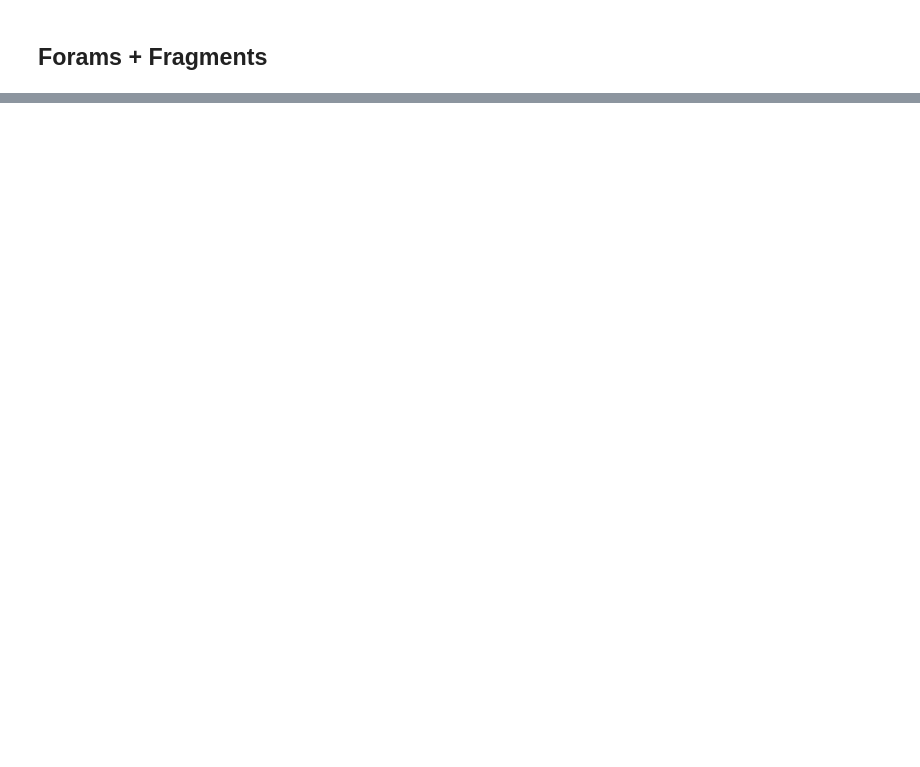
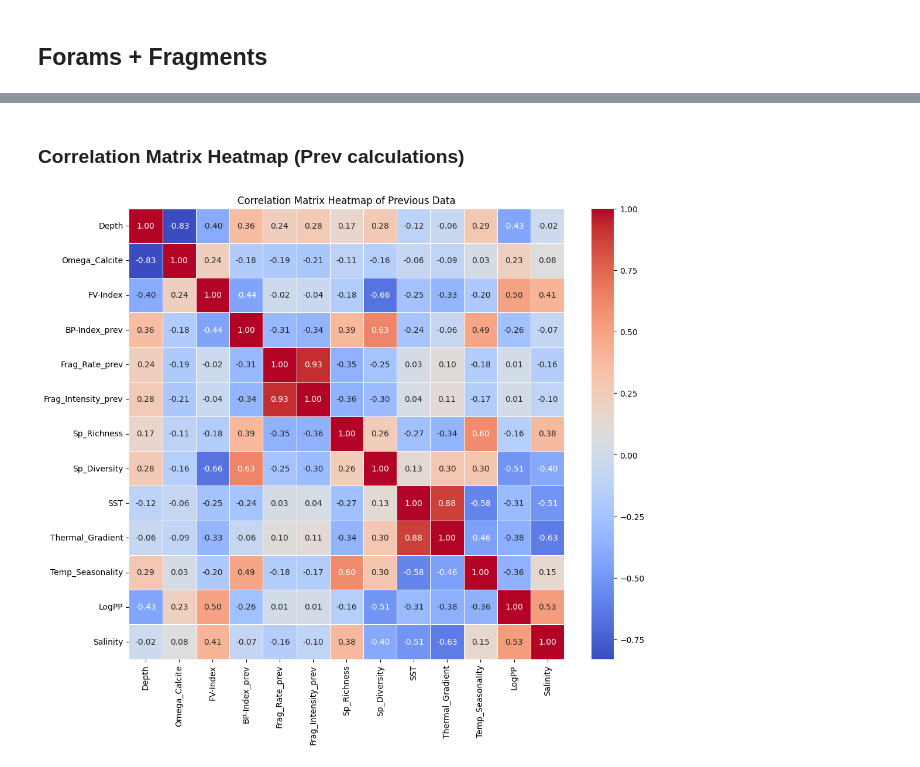
Before and after one commit to MichAdebayo/Dissolution-proxy-manuscript, a Jupyter notebook: manuscript.ipynb, the cells around one changed output, grey strips where cells are left out. Saved outputs shown, nothing was run; the diff lists cells and outputs as text; code cells hidden in the pictures; blank space fills up the shorter version.

```diff
--- a/manuscript.ipynb
+++ b/manuscript.ipynb
@@ -742,0 +511,3 @@ Depth (m)            1.000000           -0.830126
+# %%
+# Load second dataset
+df_manu = pd.read_csv("dissolution_manuscript_final.csv")
@@ -742,0 +538,27 @@ Depth (m)            1.000000           -0.830126
+# %%
+# Convert core ids to object types
+test_data_1['Core ID'] = test_data_1['Core ID'].astype('object')
+test_data_2['Core ID'] = test_data_2['Core ID'].astype('object')
+# %%
+# Ensure column names are consistent
+test_data_1.columns = test_data_1.columns.str.strip()
+test_data_2.columns = test_data_2.columns.str.strip()
+
+# Check if 'Core ID' exists in both DataFrames
+if 'Core ID' in test_data_1.columns and 'Core ID' in test_data_2.columns:
+    # Merge the two dataframes selecting only depth and omega calcite columns
+    # from the second dataset
+    merged_tests = test_data_1.merge(test_data_2[['Core ID', 'Depth', 'Omega_Calcite']], on='Core ID', how='left')
+else:
+    raise KeyError("The column 'Core ID' is not found in one or both DataFrames.")
+# %%
+# Ensure column names are consistent
+test_data_1.columns = test_data_1.columns.str.strip()
+test_data_2.columns = test_data_2.columns.str.strip()
+
+# Check if 'Core ID' exists in both DataFrames
+if 'Core ID' in test_data_1.columns and 'Core ID' in test_data_2.columns:
+     # Merge the two dataframes (all columns included)
+    merged_tests_all = test_data_1.merge(test_data_2, on='Core ID', how='left')
+else:
+    raise KeyError("The column 'Core ID' is not found in one or both DataFrames.")
@@ -742,0 +581,19 @@ Depth (m)            1.000000           -0.830126
+# %% [markdown]
+### Correlation Matrix Heatmap (Prev calculations)
+# %%
+# Compute the correlation matrix
+correlation_matrix_base = test_data_2[['Depth', 'Omega_Calcite', 'FV-Index', 'BP-Index_prev',
+       'Frag_Rate_prev', 'Frag_Intensity_prev',  'Sp_Richness',
+       'Sp_Diversity', 'SST', 'Thermal_Gradient',
+       'Temp_Seasonality', 'LogPP', 'Salinity']].corr()
+
+# Create a DataFrame for the correlation matrix
+correlation_df_base = pd.DataFrame(correlation_matrix_base)
+
+# Generate a heatmap
+plt.figure(figsize=(12, 10))
+sns.heatmap(correlation_df_base, annot=True, cmap='coolwarm', fmt='.2f', linewidths=0.5)
+plt.title('Correlation Matrix Heatmap of Previous Data')
+plt.show()
+# %% [output]
+[figure, added]
```
Also changed, not shown: parts of 57 cells of this notebook.
